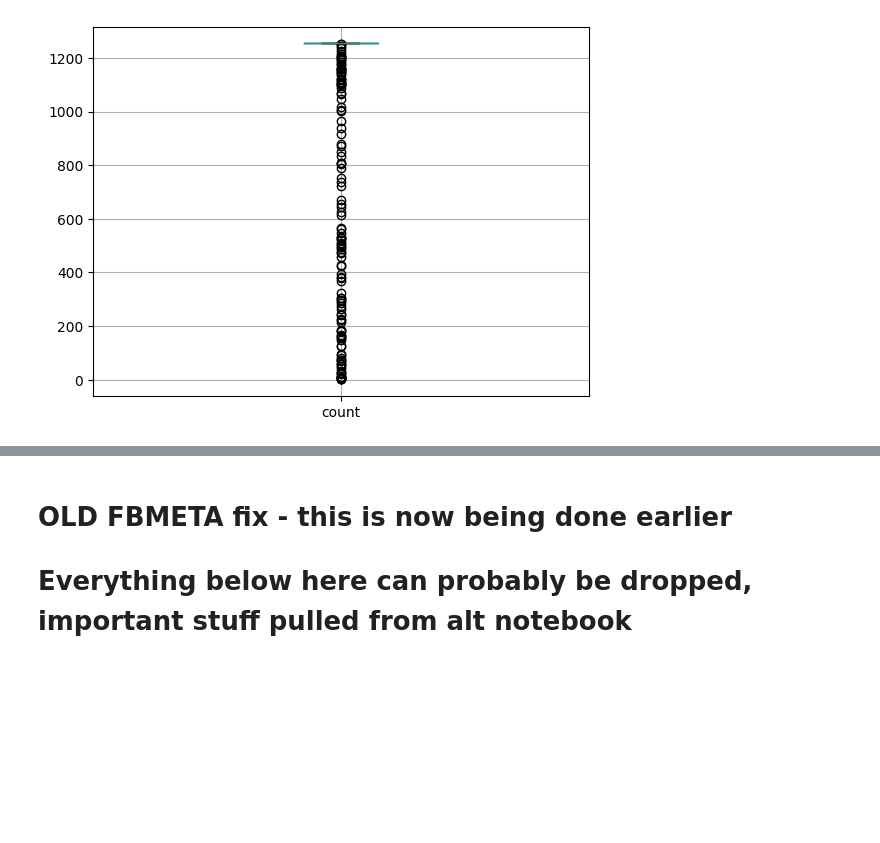
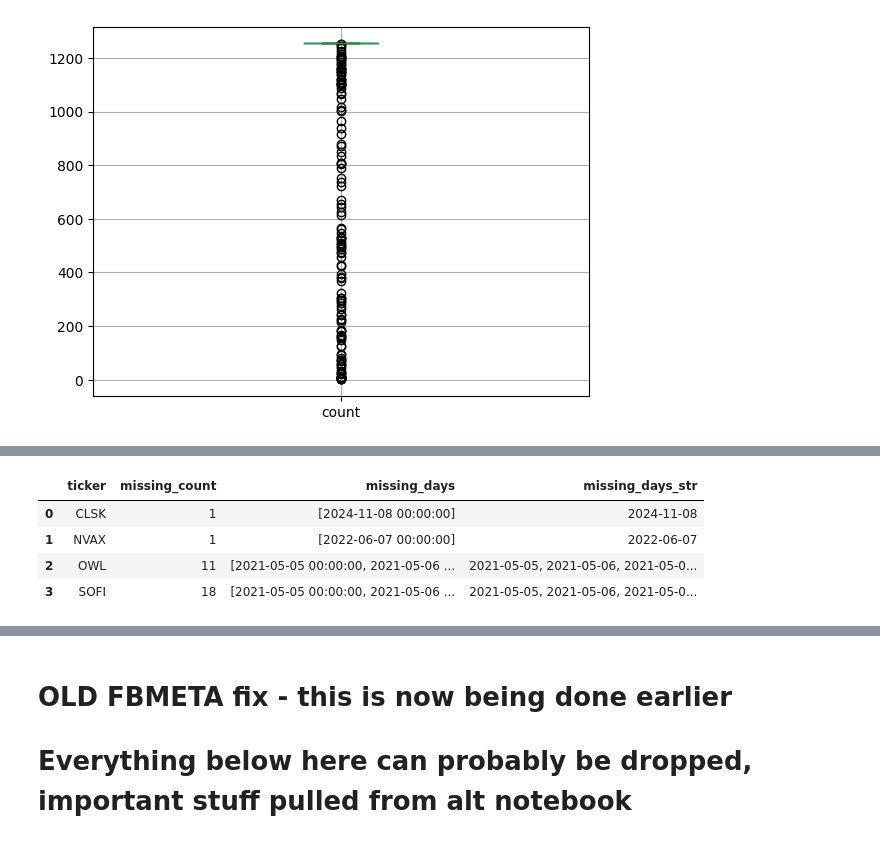
Before and after one commit to matthewcavanaugh96/megalabs, a Jupyter notebook: stock_prediction/1a - Daily Data ETL attempt 2.ipynb, the cells around one changed output, grey strips where cells are left out. Drawn from its saved outputs; the diff is of its cells as text; code cells hidden in the pictures; blank space fills up the shorter version.

```diff
--- a/stock_prediction/1a - Daily Data ETL attempt 2.ipynb
+++ b/stock_prediction/1a - Daily Data ETL attempt 2.ipynb
@@ -847,0 +869,74 @@ Drop tickers with insufficient counts. How many missing days will we tolerate?
+# %%
+df_30000_filt = df_stocks_30000_transacs.copy()
+# %%
+import pandas as pd
+
+df = df_stocks_30000_transacs.copy()
+
+def build_missing_days_df(
+    df,
+    ticker_col='ticker',
+    date_col='timestamp',
+    min_missing=1,
+    max_missing=25
+):
+    df = df.copy()
+    df[date_col] = pd.to_datetime(df[date_col]).dt.normalize()
+
+    # Count unique dates per ticker
+    ticker_day_counts = df.groupby(ticker_col)[date_col].nunique()
+
+    # Tickers with the maximum observed date count
+    max_day_count = ticker_day_counts.max()
+    reference_tickers = ticker_day_counts[ticker_day_counts == max_day_count].index
+
+    # Reference calendar = dates present for max-count tickers
+    # Using union across max-count tickers
+    reference_days = (
+        df.loc[df[ticker_col].isin(reference_tickers), date_col]
+        .drop_duplicates()
+        .sort_values()
+    )
+
+    reference_days = pd.Index(reference_days)
+    reference_day_count = len(reference_days)
+
+    rows = []
+
+    for ticker, df_ticker in df.groupby(ticker_col):
+        ticker_days = pd.Index(df_ticker[date_col].drop_duplicates())
+        missing_days = reference_days.difference(ticker_days).sort_values()
+
+        missing_count = len(missing_days)
+
+        if min_missing <= missing_count <= max_missing:
+            rows.append({
+                ticker_col: ticker,
+                'missing_count': missing_count,
+                'missing_days': list(missing_days),
+                'missing_days_str': ', '.join(d.strftime('%Y-%m-%d') for d in missing_days)
+            })
+
+    missing_days_df = pd.DataFrame(rows).sort_values(
+        by='missing_count',
+        ascending=True
+    ).reset_index(drop=True)
+
+    print(f"Max observed day count: {max_day_count}")
+    print(f"Reference ticker count: {len(reference_tickers)}")
+    print(f"Reference calendar day count: {reference_day_count}")
+    print(f"Tickers with {min_missing}-{max_missing} missing days: {len(missing_days_df)}")
+
+    return missing_days_df
+
+
+missing_1_to_25_df = build_missing_days_df(
+    df_30000_filt,
+    min_missing=1,
+    max_missing=25
+)
+
+pd.set_option('display.max_colwidth', None)
+
+missing_1_to_25_df
+# %% [output]
@@ -847,0 +947,5 @@ Drop tickers with insufficient counts. How many missing days will we tolerate?
+|  | ticker | missing_count | missing_days | missing_days_str |
+| 0 | CLSK | 1 | [2024-11-08 00:00:00] | 2024-11-08 |
+| 1 | NVAX | 1 | [2022-06-07 00:00:00] | 2022-06-07 |
+| 2 | OWL | 11 | [2021-05-05 00:00:00, 2021-05-06 ... | 2021-05-05, 2021-05-06, 2021-05-0... |
+| 3 | SOFI | 18 | [2021-05-05 00:00:00, 2021-05-06 ... | 2021-05-05, 2021-05-06, 2021-05-0... |
```
Also changed, not shown: parts of 24 cells of this notebook, 2 other files.
